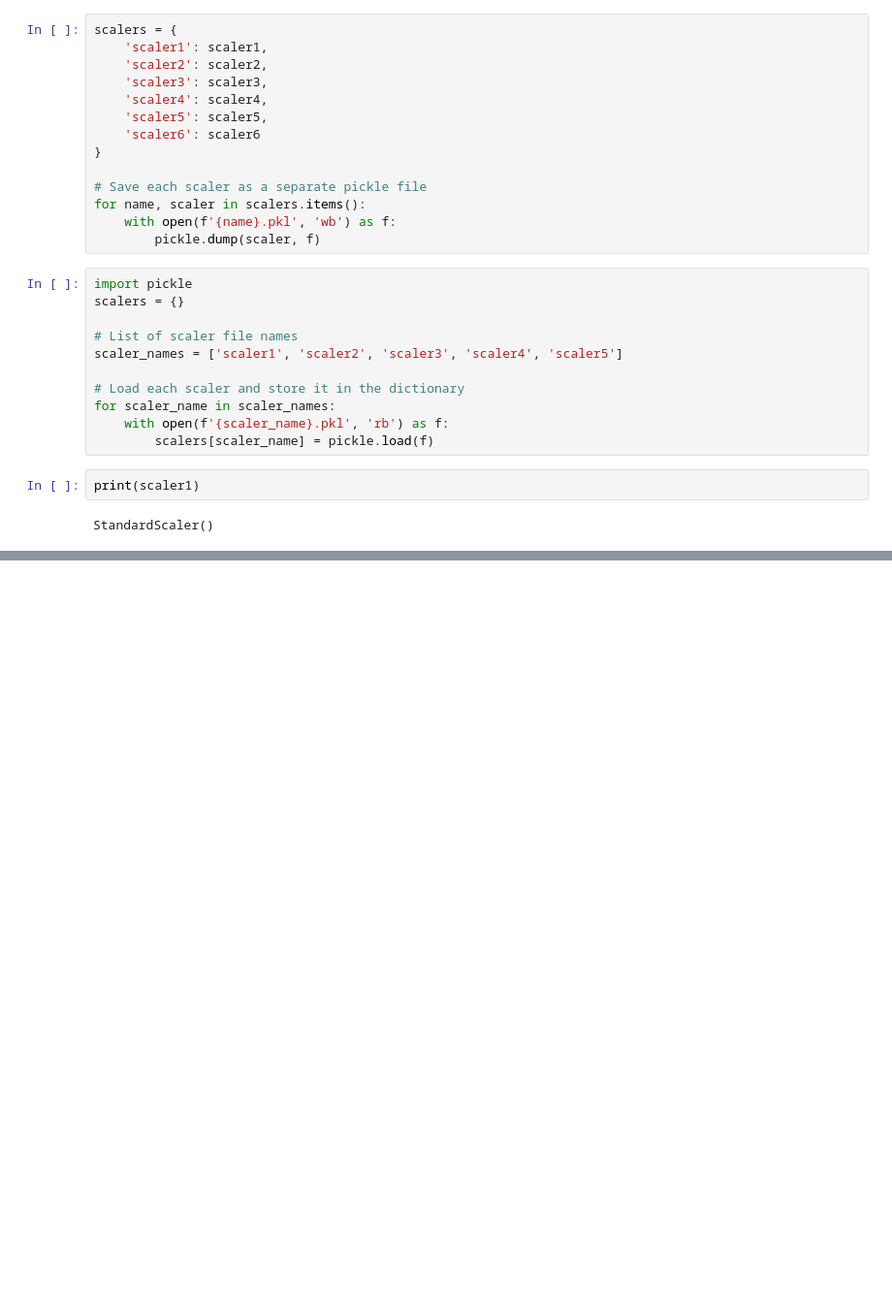
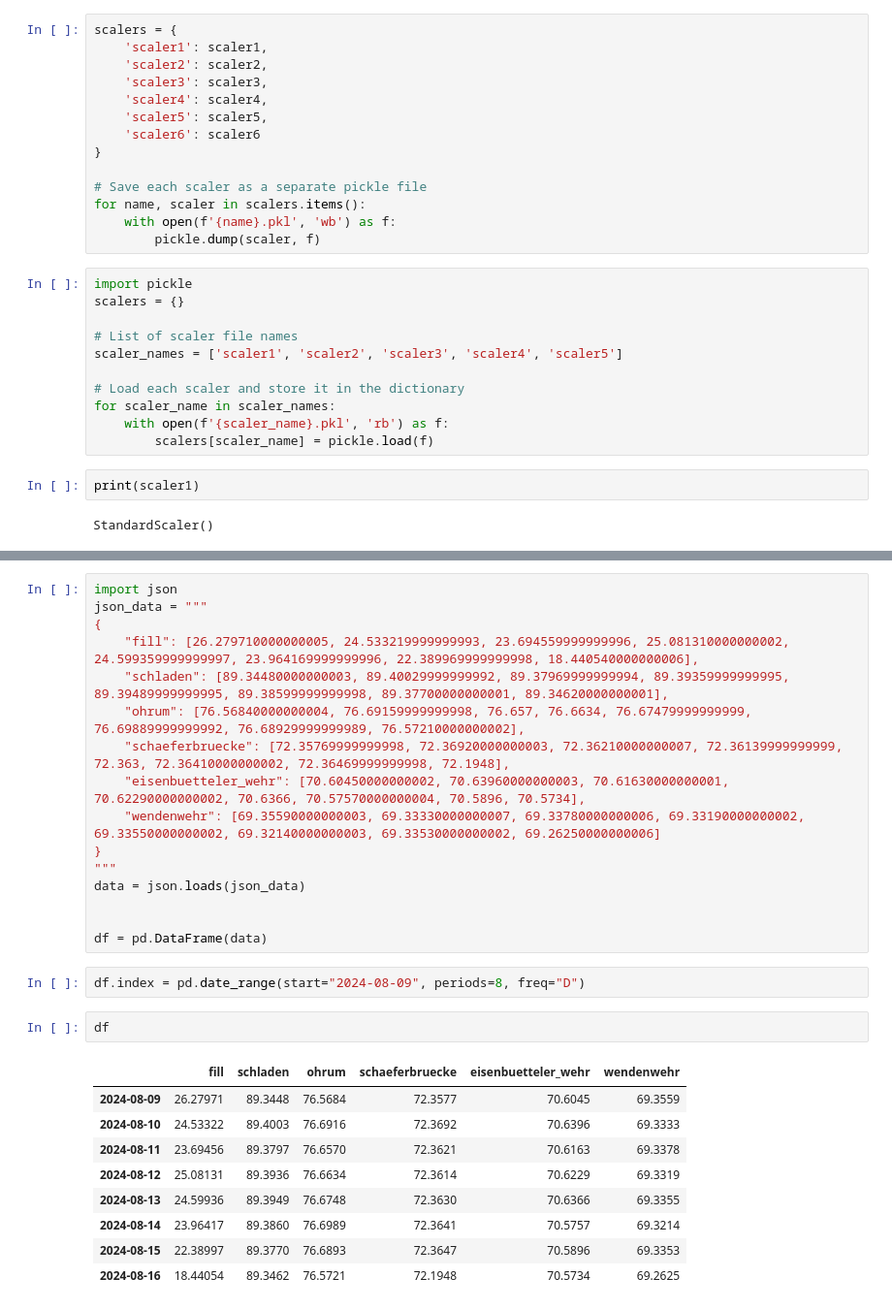
Before and after one commit to AquaStream/waterlevels_oker, a Jupyter notebook: notebooks/Train/train.ipynb, the cells around one changed output, grey strips where cells are left out. Shown at 97% size. Saved outputs shown, nothing was run; the diff lists cells and outputs as text; blank space fills up the shorter version.

```diff
--- a/notebooks/Train/train.ipynb
+++ b/notebooks/Train/train.ipynb
@@ -1245,0 +1821,30 @@ StandardScaler()
+# %%
+import json
+json_data = """
+{
+    "fill": [26.279710000000005, 24.533219999999993, 23.694559999999996, 25.081310000000002, 24.599359999999997, 23.964169999999996, 22.389969999999998, 18.440540000000006],
+    "schladen": [89.34480000000003, 89.40029999999992, 89.37969999999994, 89.39359999999995, 89.39489999999995, 89.38599999999998, 89.37700000000001, 89.34620000000001],
+    "ohrum": [76.56840000000004, 76.69159999999998, 76.657, 76.6634, 76.67479999999999, 76.69889999999992, 76.68929999999989, 76.57210000000002],
+    "schaeferbruecke": [72.35769999999998, 72.36920000000003, 72.36210000000007, 72.36139999999999, 72.363, 72.36410000000002, 72.36469999999998, 72.1948],
+    "eisenbuetteler_wehr": [70.60450000000002, 70.63960000000003, 70.61630000000001, 70.62290000000002, 70.6366, 70.57570000000004, 70.5896, 70.5734],
+    "wendenwehr": [69.35590000000003, 69.33330000000007, 69.33780000000006, 69.33190000000002, 69.33550000000002, 69.32140000000003, 69.33530000000002, 69.26250000000006]
+}
+"""
+data = json.loads(json_data)
+
+
+df = pd.DataFrame(data)
+# %%
+df.index = pd.date_range(start="2024-08-09", periods=8, freq="D")
+# %%
+df
+# %% [output]
+|  | fill | schladen | ohrum | schaeferbruecke | eisenbuetteler_wehr | wendenwehr |
+| 2024-08-09 | 26.27971 | 89.3448 | 76.5684 | 72.3577 | 70.6045 | 69.3559 |
+| 2024-08-10 | 24.53322 | 89.4003 | 76.6916 | 72.3692 | 70.6396 | 69.3333 |
+| 2024-08-11 | 23.69456 | 89.3797 | 76.6570 | 72.3621 | 70.6163 | 69.3378 |
+| 2024-08-12 | 25.08131 | 89.3936 | 76.6634 | 72.3614 | 70.6229 | 69.3319 |
+| 2024-08-13 | 24.59936 | 89.3949 | 76.6748 | 72.3630 | 70.6366 | 69.3355 |
+| 2024-08-14 | 23.96417 | 89.3860 | 76.6989 | 72.3641 | 70.5757 | 69.3214 |
+| 2024-08-15 | 22.38997 | 89.3770 | 76.6893 | 72.3647 | 70.5896 | 69.3353 |
+| 2024-08-16 | 18.44054 | 89.3462 | 76.5721 | 72.1948 | 70.5734 | 69.2625 |
```
Also changed, not shown: parts of 2 cells of this notebook, 4 other files.
